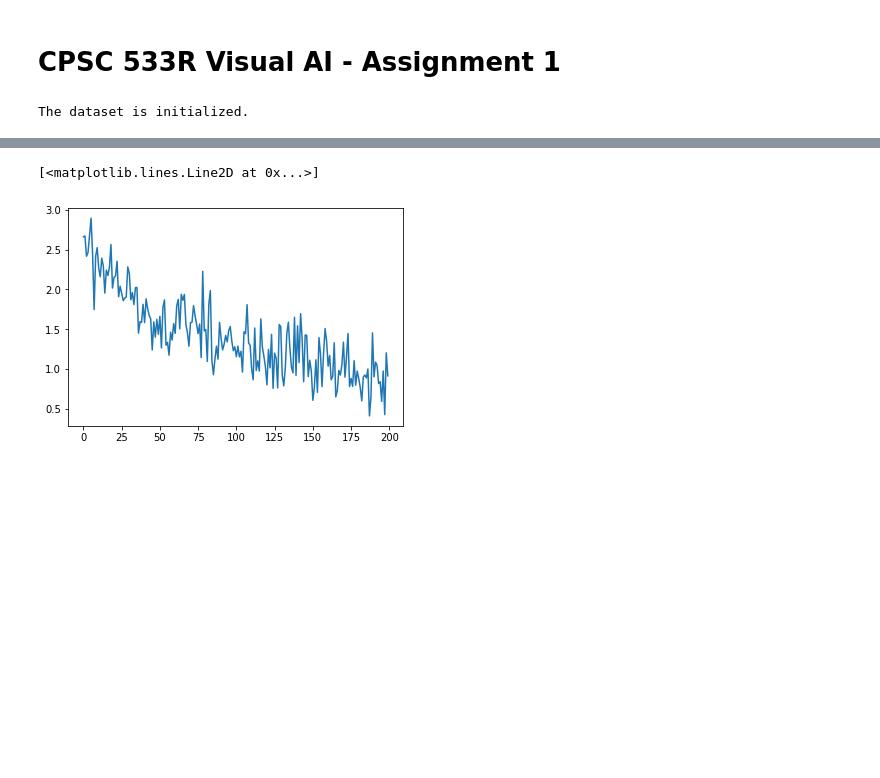
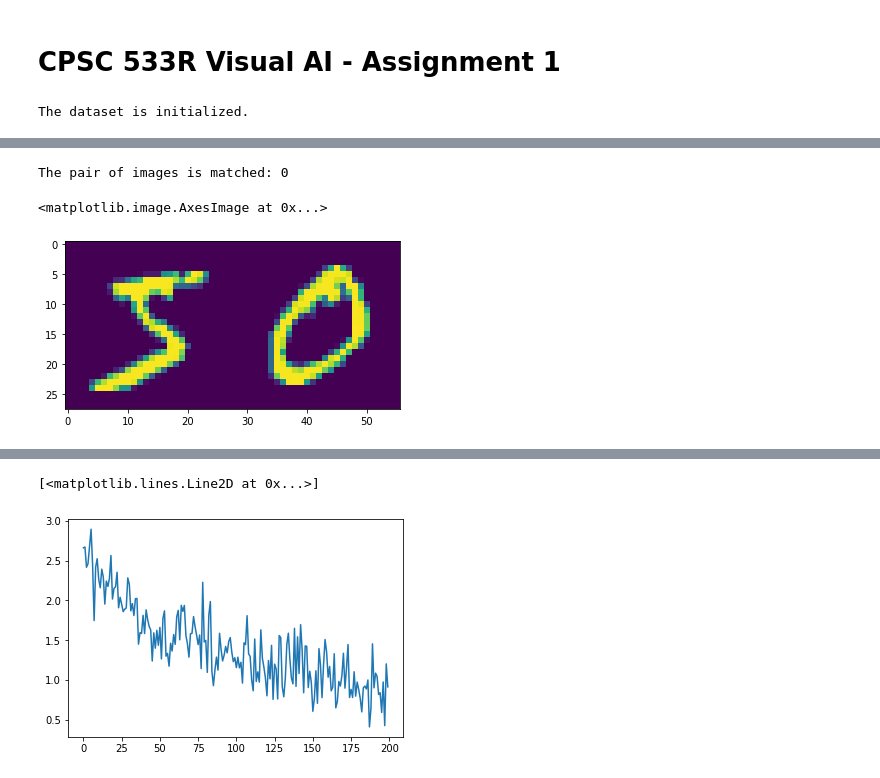
Before and after one commit to xinmiaow/CPSC533R, a Jupyter notebook: Assignment01/assignment1.ipynb, the cells around one changed output, grey strips where cells are left out. Cells and saved outputs as stored; diff of their text form; code cells hidden in the pictures; blank space fills up the shorter version.

```diff
--- a/Assignment01/assignment1.ipynb
+++ b/Assignment01/assignment1.ipynb
@@ -69,3 +87,12 @@ torch.Size([3, 28, 28])
+# %%
+sample_pair = train_set.pairs(0, 1)
+print("The pair of images is matched:", sample_pair['matching_pair'])
+plt.imshow(torch.cat([sample_pair['img1'][0],
+          sample_pair['img2'][0]], dim=1).numpy().squeeze())
+# %% [output]
+The pair of images is matched: 0
+<matplotlib.image.AxesImage at 0x...>
+[figure, added]
 # %%
 # define a model from scratch:
 class myNN(nn.Module):
```
Also changed, not shown: parts of 6 cells of this notebook.
